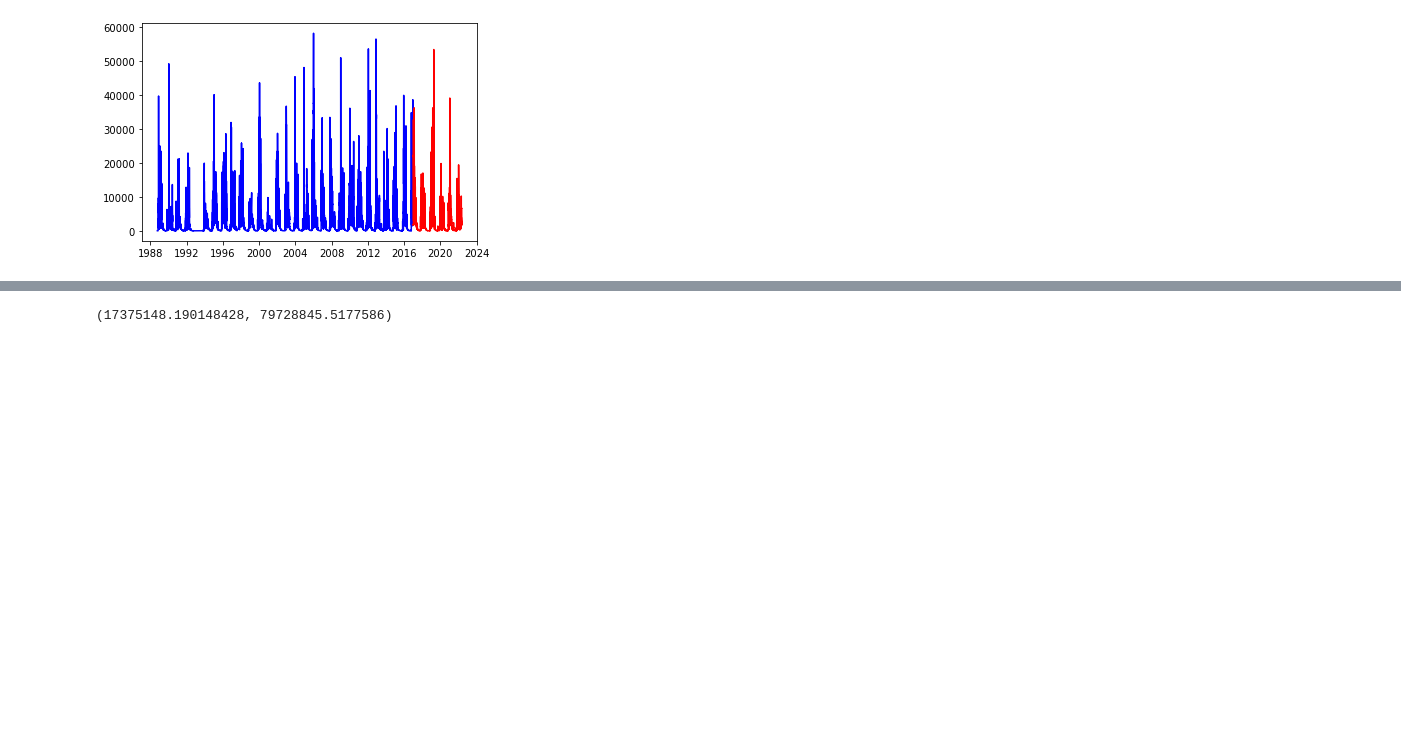
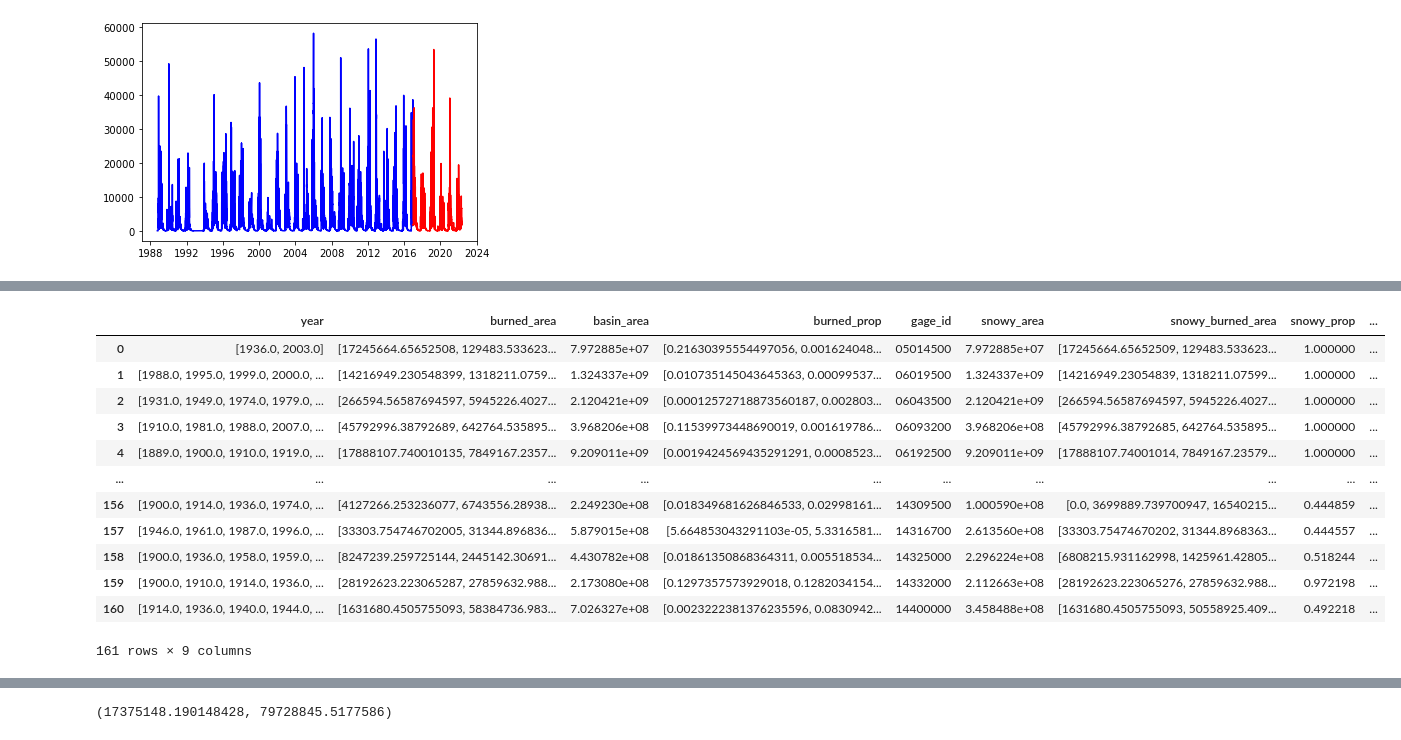
Before and after one commit to mariannecowherd/snow_fires, a Jupyter notebook: scripts/seasonal_snow_zone.ipynb, the cells around one changed output, grey strips where cells are left out. Cells and saved outputs as stored; diff of their text form; code cells hidden in the pictures; blank space fills up the shorter version.

```diff
--- a/scripts/seasonal_snow_zone.ipynb
+++ b/scripts/seasonal_snow_zone.ipynb
@@ -36,7 +36,7 @@ wgs_crs = crs.CRS('epsg:4326')
 use_crs = wgs_crs
 # %%
 ## load fire data
-rawdatadir = '/home/marianne/'
+rawdatadir = '/home/marianne/data/'
 datadir = '/home/marianne/Documents/snow_fires/data/'
 
 # wfigs 2021 fires perimeters
@@ -384,0 +443,16 @@ FileNotFoundError: [Errno 2] No such file or directory: 'burn_snow_histor_2.pick
+# %%
+bhd
+# %% [output]
+|  | year | burned_area | basin_area | burned_prop | gage_id | snowy_area | snowy_burned_area | snowy_prop | ... |
+| 0 | [1936.0, 2003.0] | [17245664.65652508, 129483.533623... | 7.972885e+07 | [0.21630395554497056, 0.001624048... | 05014500 | 7.972885e+07 | [17245664.65652509, 129483.533623... | 1.000000 | ... |
+| 1 | [1988.0, 1995.0, 1999.0, 2000.0, ... | [14216949.230548399, 1318211.0759... | 1.324337e+09 | [0.010735145043645363, 0.00099537... | 06019500 | 1.324337e+09 | [14216949.23054839, 1318211.07599... | 1.000000 | ... |
+| 2 | [1931.0, 1949.0, 1974.0, 1979.0, ... | [266594.56587694597, 5945226.4027... | 2.120421e+09 | [0.00012572718873560187, 0.002803... | 06043500 | 2.120421e+09 | [266594.56587694597, 5945226.4027... | 1.000000 | ... |
+| 3 | [1910.0, 1981.0, 1988.0, 2007.0, ... | [45792996.38792689, 642764.535895... | 3.968206e+08 | [0.11539973448690019, 0.001619786... | 06093200 | 3.968206e+08 | [45792996.38792685, 642764.535895... | 1.000000 | ... |
+| 4 | [1889.0, 1900.0, 1910.0, 1919.0, ... | [17888107.740010135, 7849167.2357... | 9.209011e+09 | [0.0019424569435291291, 0.0008523... | 06192500 | 9.209011e+09 | [17888107.74001014, 7849167.23579... | 1.000000 | ... |
+| ... | ... | ... | ... | ... | ... | ... | ... | ... | ... |
+| 156 | [1900.0, 1914.0, 1936.0, 1974.0, ... | [4127266.253236077, 6743556.28938... | 2.249230e+08 | [0.018349681626846533, 0.02998161... | 14309500 | 1.000590e+08 | [0.0, 3699889.739700947, 16540215... | 0.444859 | ... |
+| 157 | [1946.0, 1961.0, 1987.0, 1996.0, ... | [33303.754746702005, 31344.896836... | 5.879015e+08 | [5.664853043291103e-05, 5.3316581... | 14316700 | 2.613560e+08 | [33303.75474670202, 31344.8968363... | 0.444557 | ... |
+| 158 | [1900.0, 1936.0, 1958.0, 1959.0, ... | [8247239.259725144, 2445142.30691... | 4.430782e+08 | [0.01861350868364311, 0.005518534... | 14325000 | 2.296224e+08 | [6808215.931162998, 1425961.42805... | 0.518244 | ... |
+| 159 | [1900.0, 1910.0, 1914.0, 1936.0, ... | [28192623.223065287, 27859632.988... | 2.173080e+08 | [0.1297357573929018, 0.1282034154... | 14332000 | 2.112663e+08 | [28192623.223065276, 27859632.988... | 0.972198 | ... |
+| 160 | [1914.0, 1936.0, 1940.0, 1944.0, ... | [1631680.4505755093, 58384736.983... | 7.026327e+08 | [0.0023222381376235596, 0.0830942... | 14400000 | 3.458488e+08 | [1631680.4505755093, 50558925.409... | 0.492218 | ... |
+161 rows × 9 columns
```
Also changed, not shown: parts of 12 cells of this notebook, 3 other files.
